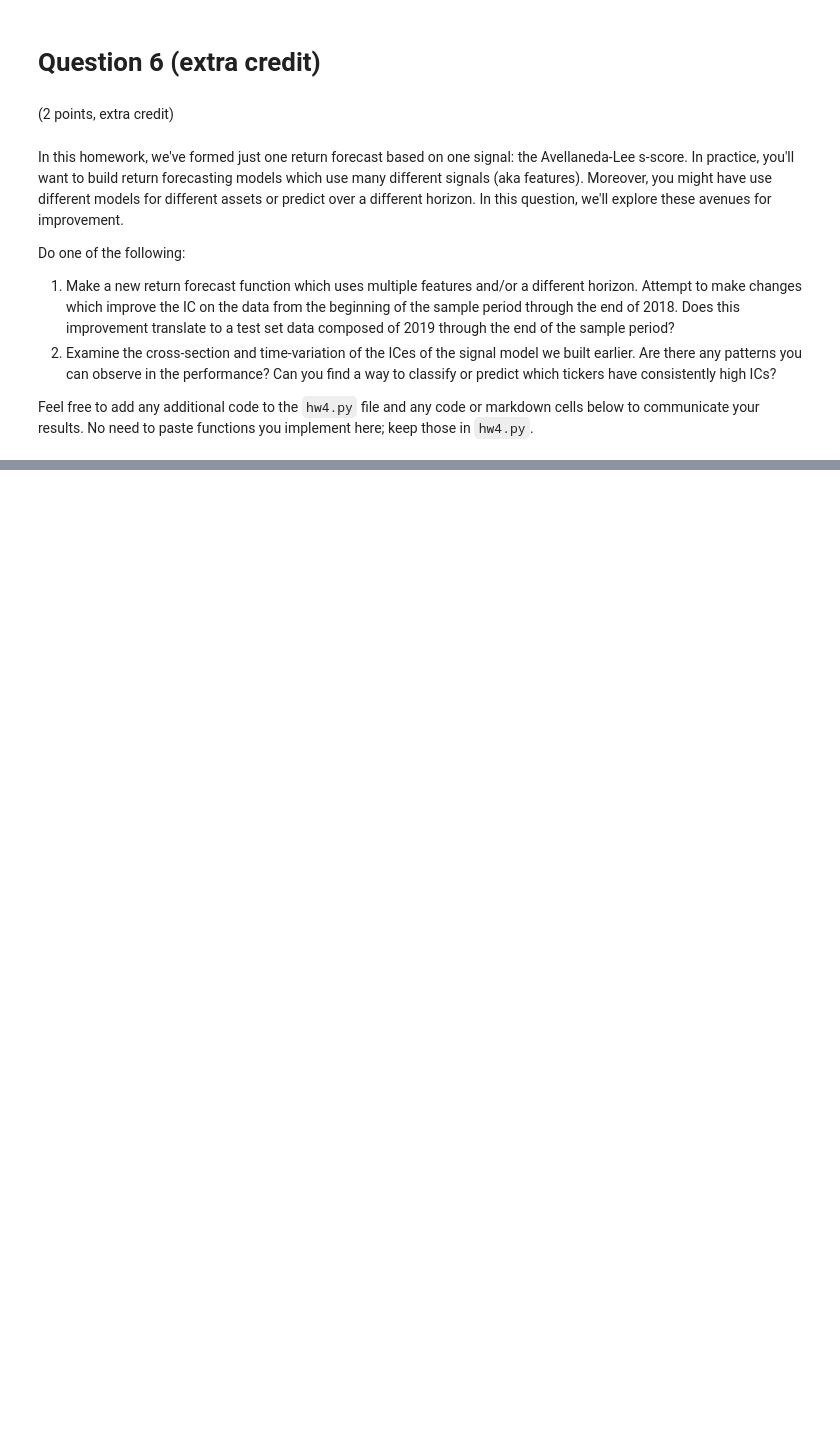
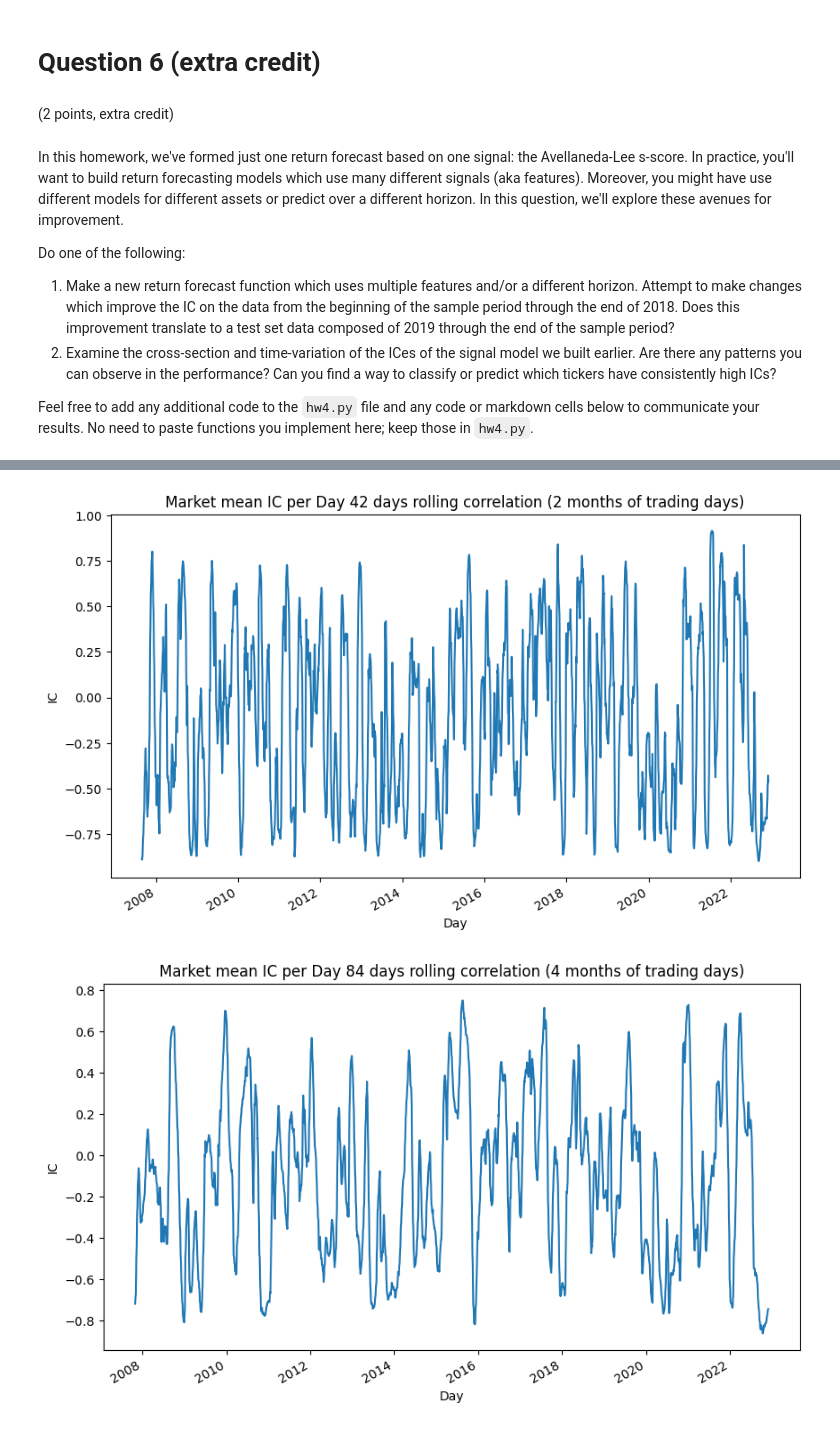
Before and after one commit to BjornThor123/Statistical_Arbitrage_Stanford_MS-E244, a Jupyter notebook: Homework 4/MSE244_HW4.ipynb, the cells around one changed output, grey strips where cells are left out. Drawn from its saved outputs; the diff is of its cells as text; code cells hidden in the pictures; blank space fills up the shorter version.

```diff
--- a/Homework 4/MSE244_HW4.ipynb
+++ b/Homework 4/MSE244_HW4.ipynb
@@ -1282,0 +1354,26 @@ Feel free to add any additional code to the `hw4.py` file and any code or markdo
+# %%
+# about 2 months worth of trading days
+ic_per_day_42 = ou_forecasted_residual_returns.mean(axis=1).rolling(window=42).corr(future_cumul_returns.mean(axis=1)).dropna()
+ic_per_day_42.plot(figsize=(10, 6))
+plt.title('Market mean IC per Day 42 days rolling correlation (2 months of trading days)')
+plt.xlabel('Day')
+plt.ylabel('IC')
+plt.show()
+
+# about 4 months worth of trading days
+ic_per_day_84 = ou_forecasted_residual_returns.mean(axis=1).rolling(window=84).corr(future_cumul_returns.mean(axis=1)).dropna()
+ic_per_day_84.plot(figsize=(10, 6))
+plt.title('Market mean IC per Day 84 days rolling correlation (4 months of trading days)')
+plt.xlabel('Day')
+plt.ylabel('IC')
+plt.show()
+
+ic_per_day_252 = ou_forecasted_residual_returns.mean(axis=1).rolling(window=252).corr(future_cumul_returns.mean(axis=1)).dropna()
+ic_per_day_252.plot(figsize=(10, 6))
+plt.title('Market mean IC per Day 252 days rolling correlation (1 year of trading days)')
+plt.xlabel('Day')
+plt.ylabel('IC')
+plt.show()
+# %% [output]
+[figure, added]
+[figure, added]
```
Also changed, not shown: parts of 11 cells of this notebook.
